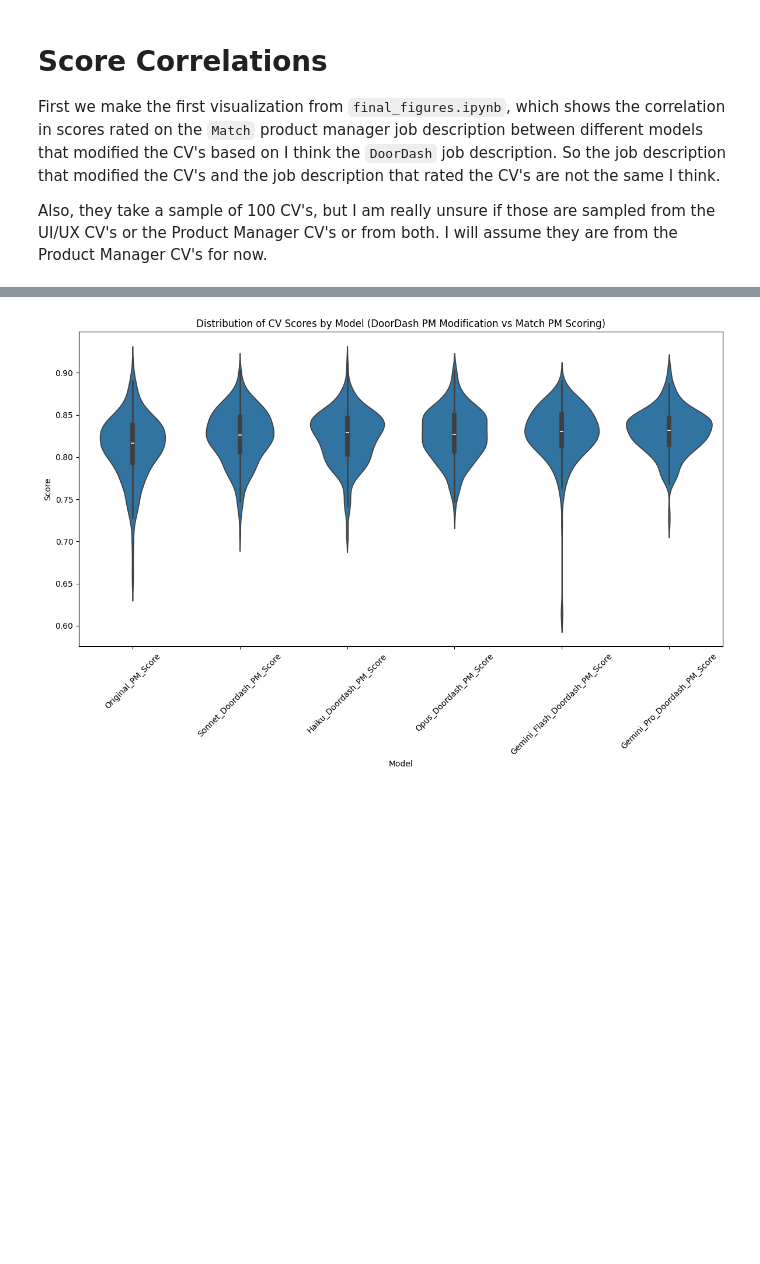
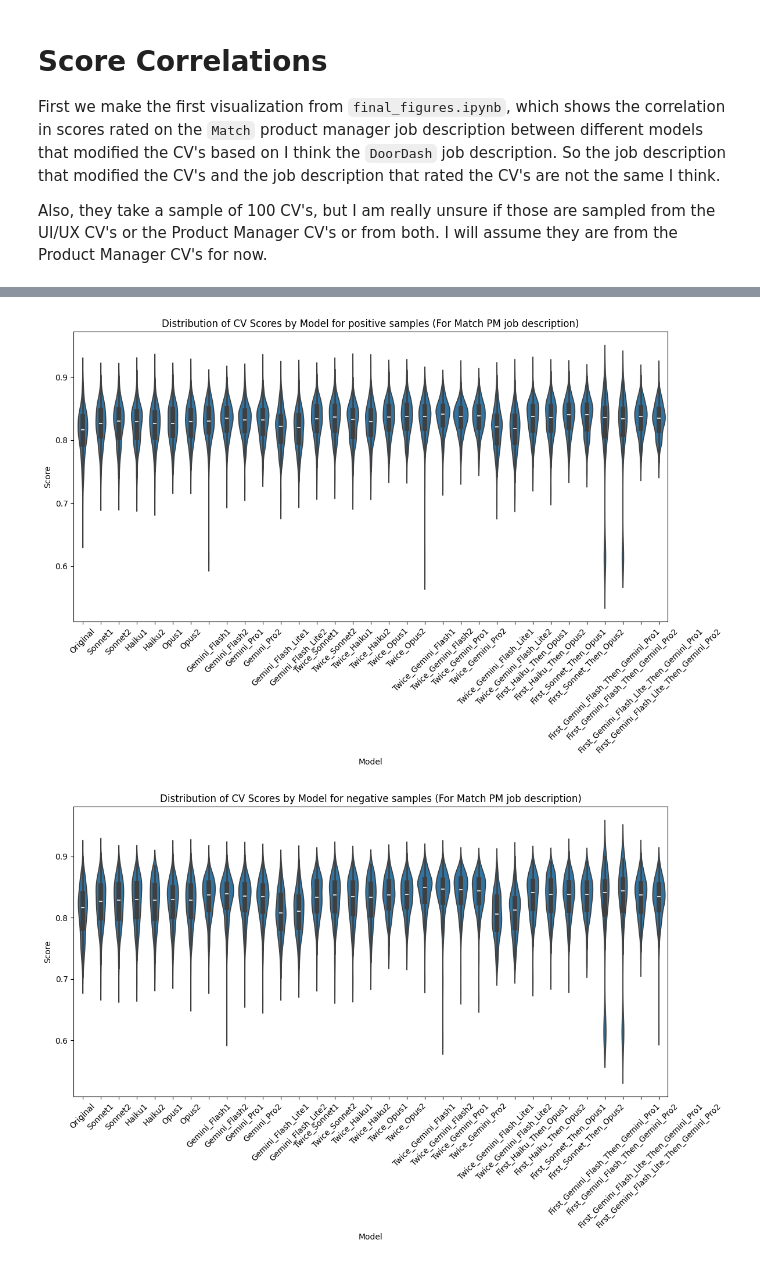
Before and after one commit to pvdklei/FACT, a Jupyter notebook: pepijn/visualize.ipynb, the cells around one changed output, grey strips where cells are left out. Cells and saved outputs as stored; diff of their text form; code cells hidden in the pictures; blank space fills up the shorter version.

```diff
--- a/pepijn/visualize.ipynb
+++ b/pepijn/visualize.ipynb
@@ -266,11 +386,21 @@ plt.show()
 # %%
 # Make a violin plot to compare the distributions of the scores where every column is a different model
 plt.figure(figsize=(12, 8))
-melted_df = scores_combined_only_pm_df.melt(var_name="Model", value_name="Score")
+melted_df = scores_combined_match_pm_positives_df.melt(var_name="Model", value_name="Score")
 sns.violinplot(x="Model", y="Score", data=melted_df)
-plt.title("Distribution of CV Scores by Model (DoorDash PM Modification vs Match PM Scoring)")
+plt.title("Distribution of CV Scores by Model for positive samples (For Match PM job description)")
 plt.xticks(rotation=45)
 plt.tight_layout()
 plt.show()
 # %% [output]
-[figure, old version]
+[figure, new version]
+# %%
+plt.figure(figsize=(12, 8))
+melted_df = scores_combined_match_pm_negatives_df.melt(var_name="Model", value_name="Score")
+sns.violinplot(x="Model", y="Score", data=melted_df)
+plt.title("Distribution of CV Scores by Model for negative samples (For Match PM job description)")
+plt.xticks(rotation=45)
+plt.tight_layout()
+plt.show()
+# %% [output]
+[figure, added]
```
Also changed, not shown: parts of 21 cells of this notebook.
